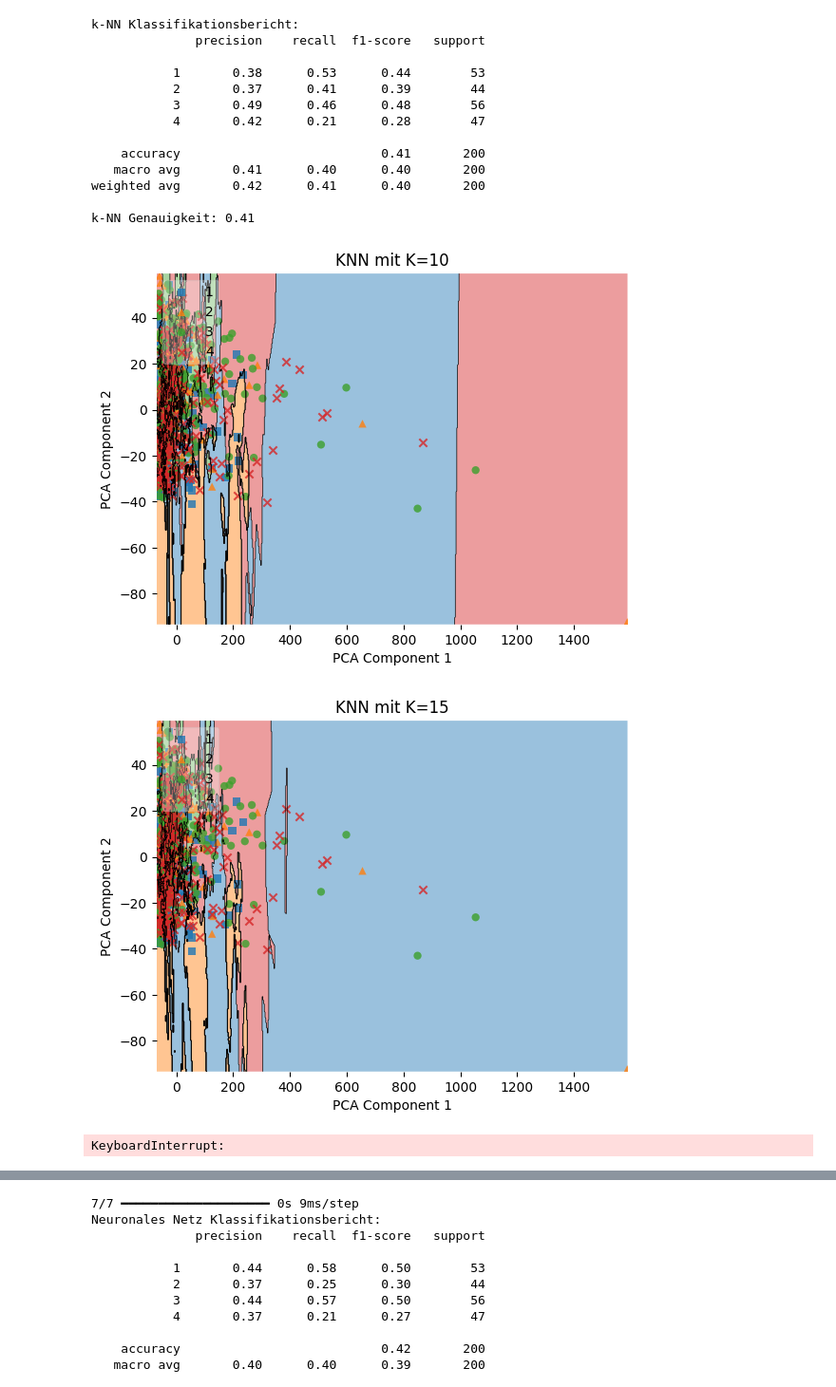
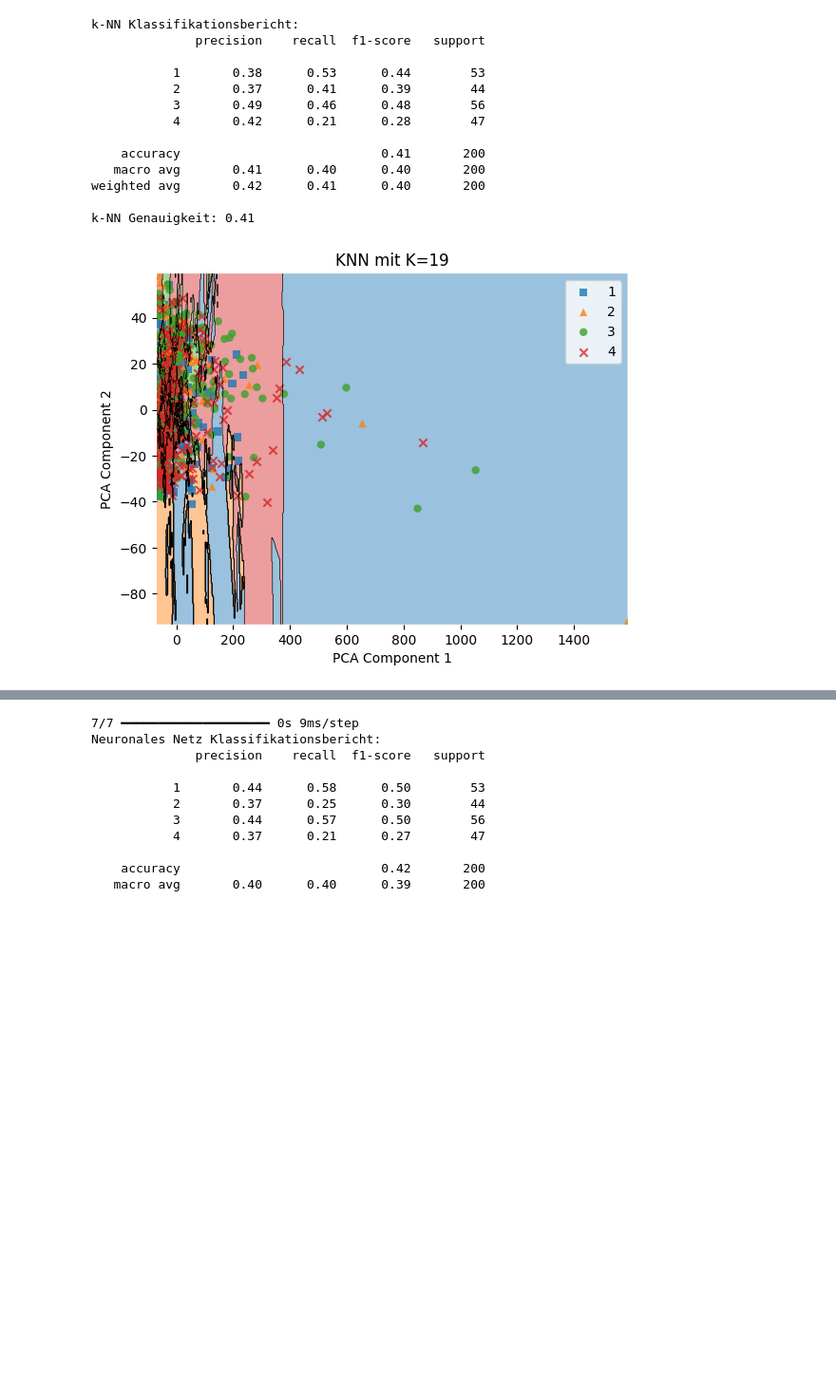
Before and after one commit to AdrianoF03/Projekt-Big-Data-Analytics, a Jupyter notebook: telefonkunden.ipynb, the cells around one changed output, grey strips where cells are left out. Shown at 95% size. Drawn from its saved outputs; the diff is of its cells as text; code cells hidden in the pictures; blank space fills up the shorter version.

Commit message:
Code aufgeräumt und sortiert
-schlechtere Modelle raus
- Sortierung nach Methode
- Wahrheitsmatrix zu Markus seinem hinzugefügt

```diff
--- a/telefonkunden.ipynb
+++ b/telefonkunden.ipynb
@@ -264,42 +224,0 @@ weighted avg       0.38      0.39      0.38       200
-# %%
-# Features und Zielvariable definieren
-# Die Zielvariable 'custcat' wird für die Kundensegmentierung verwendet
-X = telefonkunden.drop(columns=['custcat'])
-y = telefonkunden['custcat']
-
-# Daten normalisieren
-scaler = StandardScaler()
-X_scaled = scaler.fit_transform(X)
-
-# Trainings- und Testdaten aufteilen
-X_train, X_test, y_train, y_test = train_test_split(X_scaled, y, test_size=0.2, random_state=42, stratify=y)
-
-# Grid Search zur Optimierung des Entscheidungsbaum-Modells
-param_grid = {
-    'criterion': ['gini', 'entropy'],
-    'max_depth': [None, 10, 20, 30],
-    'min_samples_split': [2, 5, 10],
-    'min_samples_leaf': [1, 2, 4]
-}
-grid_search = GridSearchCV(DecisionTreeClassifier(), param_grid, cv=5, scoring='accuracy', n_jobs=-1)
-grid_search.fit(X_train, y_train)
-
-# Bestes Modell auswählen
-best_dt = grid_search.best_estimator_
-
-# Vorhersagen treffen
-y_pred = best_dt.predict(X_test)
-
-# Modellbewertung
-print("Beste Parameter:", grid_search.best_params_)
-print("Genauigkeit:", accuracy_score(y_test, y_pred))
-print(classification_report(y_test, y_pred))
-
-# Verwirrungsmatrix erstellen und visualisieren
-conf_matrix = confusion_matrix(y_test, y_pred)
-plt.figure(figsize=(8,6))
-sns.heatmap(conf_matrix, annot=True, fmt='d', cmap='Blues', xticklabels=np.unique(y), yticklabels=np.unique(y))
-plt.xlabel('Vorhergesagte Klasse')
-plt.ylabel('Tatsächliche Klasse')
-plt.title('Verwirrungsmatrix')
-plt.show()
@@ -424,29 +329,28 @@ k-NN Genauigkeit: 0.41
 # %%
 ##################### KNN Visualisierung ################
 from sklearn import neighbors
 from mlxtend.plotting import plot_decision_regions
 import matplotlib.pyplot as plt
 from sklearn.decomposition import PCA
 
 # Convert DataFrame to NumPy array
 X_np = X.values
 
 # Reduce the dimensionality of the dataset to 2 features using PCA
 pca = PCA(n_components=2)
 X_pca = pca.fit_transform(X_np)
 
 # Trainiere und visualisiere KNN mit verschiedenen k-Werten
-for k in [10, 15, 20]:
+for k in [19]:
     knn = neighbors.KNeighborsClassifier(n_neighbors=k)
     knn.fit(X_pca, Y.values)
 
     plot_decision_regions(X_pca, Y.values, clf=knn, legend=2, scatter_kwargs={"edgecolor": "none"})
 
     plt.xlabel("PCA Component 1")
     plt.ylabel("PCA Component 2")
     plt.title(f"KNN mit K={k}")
+    plt.legend(loc='upper right')
     plt.show()
 # %% [output]
-[figure, old version]
+[figure, new version]
-[figure, removed]
-KeyboardInterrupt:
```
Also changed, not shown: parts of 15 cells of this notebook.
